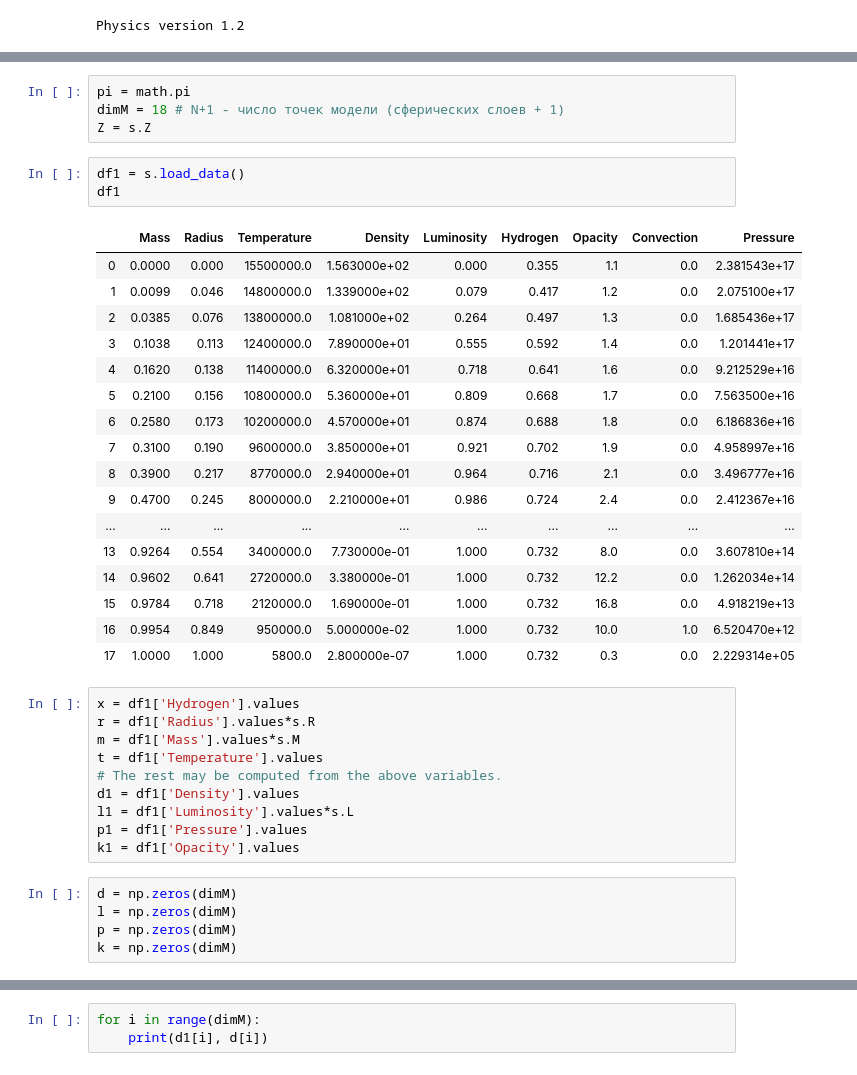
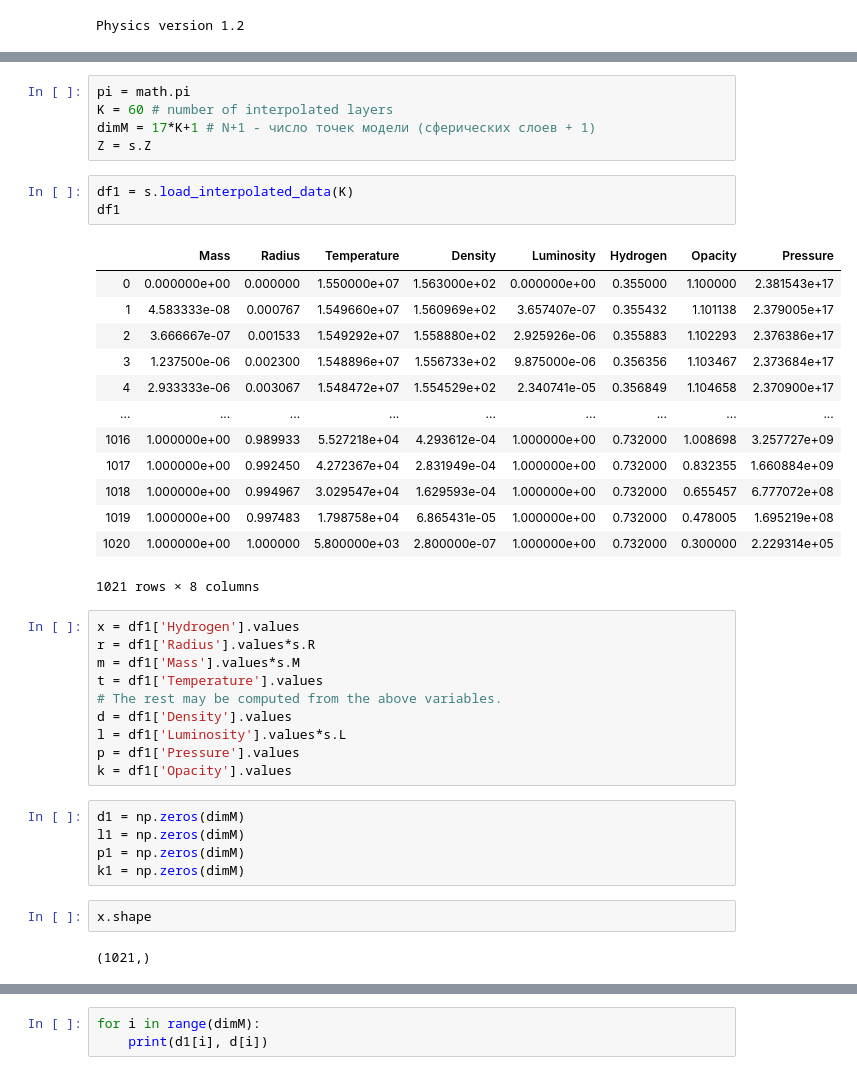
Before and after one commit to boangri/StarModels, a Jupyter notebook: VarModel.ipynb, the cells around one changed output, grey strips where cells are left out. Drawn from its saved outputs; the diff is of its cells as text.

Commit message:
Added interpolation of model data (18 -> 1021 with K=60)

```diff
--- a/VarModel.ipynb
+++ b/VarModel.ipynb
@@ -30,43 +30,44 @@ SSM18 version 1.1
 # %%
 pi = math.pi
-dimM = 18 # N+1 - число точек модели (сферических слоев + 1)
+K = 60 # number of interpolated layers
+dimM = 17*K+1 # N+1 - число точек модели (сферических слоев + 1)
 Z = s.Z
 # %%
-df1 = s.load_data()
+df1 = s.load_interpolated_data(K)
 df1
 # %% [output]
-|  | Mass | Radius | Temperature | Density | Luminosity | Hydrogen | Opacity | Convection | Pressure |
-| 0 | 0.0000 | 0.000 | 15500000.0 | 1.563000e+02 | 0.000 | 0.355 | 1.1 | 0.0 | 2.381543e+17 |
-| 1 | 0.0099 | 0.046 | 14800000.0 | 1.339000e+02 | 0.079 | 0.417 | 1.2 | 0.0 | 2.075100e+17 |
-| 2 | 0.0385 | 0.076 | 13800000.0 | 1.081000e+02 | 0.264 | 0.497 | 1.3 | 0.0 | 1.685436e+17 |
-| 3 | 0.1038 | 0.113 | 12400000.0 | 7.890000e+01 | 0.555 | 0.592 | 1.4 | 0.0 | 1.201441e+17 |
-| 4 | 0.1620 | 0.138 | 11400000.0 | 6.320000e+01 | 0.718 | 0.641 | 1.6 | 0.0 | 9.212529e+16 |
-| 5 | 0.2100 | 0.156 | 10800000.0 | 5.360000e+01 | 0.809 | 0.668 | 1.7 | 0.0 | 7.563500e+16 |
-| 6 | 0.2580 | 0.173 | 10200000.0 | 4.570000e+01 | 0.874 | 0.688 | 1.8 | 0.0 | 6.186836e+16 |
-| 7 | 0.3100 | 0.190 | 9600000.0 | 3.850000e+01 | 0.921 | 0.702 | 1.9 | 0.0 | 4.958997e+16 |
-| 8 | 0.3900 | 0.217 | 8770000.0 | 2.940000e+01 | 0.964 | 0.716 | 2.1 | 0.0 | 3.496777e+16 |
-| 9 | 0.4700 | 0.245 | 8000000.0 | 2.210000e+01 | 0.986 | 0.724 | 2.4 | 0.0 | 2.412367e+16 |
-| ... | ... | ... | ... | ... | ... | ... | ... | ... | ... |
-| 13 | 0.9264 | 0.554 | 3400000.0 | 7.730000e-01 | 1.000 | 0.732 | 8.0 | 0.0 | 3.607810e+14 |
-| 14 | 0.9602 | 0.641 | 2720000.0 | 3.380000e-01 | 1.000 | 0.732 | 12.2 | 0.0 | 1.262034e+14 |
-| 15 | 0.9784 | 0.718 | 2120000.0 | 1.690000e-01 | 1.000 | 0.732 | 16.8 | 0.0 | 4.918219e+13 |
-| 16 | 0.9954 | 0.849 | 950000.0 | 5.000000e-02 | 1.000 | 0.732 | 10.0 | 1.0 | 6.520470e+12 |
-| 17 | 1.0000 | 1.000 | 5800.0 | 2.800000e-07 | 1.000 | 0.732 | 0.3 | 0.0 | 2.229314e+05 |
+|  | Mass | Radius | Temperature | Density | Luminosity | Hydrogen | Opacity | Pressure |
+| 0 | 0.000000e+00 | 0.000000 | 1.550000e+07 | 1.563000e+02 | 0.000000e+00 | 0.355000 | 1.100000 | 2.381543e+17 |
+| 1 | 4.583333e-08 | 0.000767 | 1.549660e+07 | 1.560969e+02 | 3.657407e-07 | 0.355432 | 1.101138 | 2.379005e+17 |
+| 2 | 3.666667e-07 | 0.001533 | 1.549292e+07 | 1.558880e+02 | 2.925926e-06 | 0.355883 | 1.102293 | 2.376386e+17 |
+| 3 | 1.237500e-06 | 0.002300 | 1.548896e+07 | 1.556733e+02 | 9.875000e-06 | 0.356356 | 1.103467 | 2.373684e+17 |
+| 4 | 2.933333e-06 | 0.003067 | 1.548472e+07 | 1.554529e+02 | 2.340741e-05 | 0.356849 | 1.104658 | 2.370900e+17 |
+| ... | ... | ... | ... | ... | ... | ... | ... | ... |
+| 1016 | 1.000000e+00 | 0.989933 | 5.527218e+04 | 4.293612e-04 | 1.000000e+00 | 0.732000 | 1.008698 | 3.257727e+09 |
+| 1017 | 1.000000e+00 | 0.992450 | 4.272367e+04 | 2.831949e-04 | 1.000000e+00 | 0.732000 | 0.832355 | 1.660884e+09 |
+| 1018 | 1.000000e+00 | 0.994967 | 3.029547e+04 | 1.629593e-04 | 1.000000e+00 | 0.732000 | 0.655457 | 6.777072e+08 |
+| 1019 | 1.000000e+00 | 0.997483 | 1.798758e+04 | 6.865431e-05 | 1.000000e+00 | 0.732000 | 0.478005 | 1.695219e+08 |
+| 1020 | 1.000000e+00 | 1.000000 | 5.800000e+03 | 2.800000e-07 | 1.000000e+00 | 0.732000 | 0.300000 | 2.229314e+05 |
+1021 rows × 8 columns
 # %%
 x = df1['Hydrogen'].values
 r = df1['Radius'].values*s.R
 m = df1['Mass'].values*s.M
 t = df1['Temperature'].values
 # The rest may be computed from the above variables.
-d1 = df1['Density'].values
-l1 = df1['Luminosity'].values*s.L
-p1 = df1['Pressure'].values
-k1 = df1['Opacity'].values
+d = df1['Density'].values
+l = df1['Luminosity'].values*s.L
+p = df1['Pressure'].values
+k = df1['Opacity'].values
 # %%
-d = np.zeros(dimM)
-l = np.zeros(dimM)
-p = np.zeros(dimM)
-k = np.zeros(dimM)
+d1 = np.zeros(dimM)
+l1 = np.zeros(dimM)
+p1 = np.zeros(dimM)
+k1 = np.zeros(dimM)
+# %%
+x.shape
+# %% [output]
+(1021,)
 # %%
 
 d[0] = 3*m[1]/4/pi/pow(r[1], 3)
```
Also changed, not shown: parts of 10 cells of this notebook, 2 other files.
